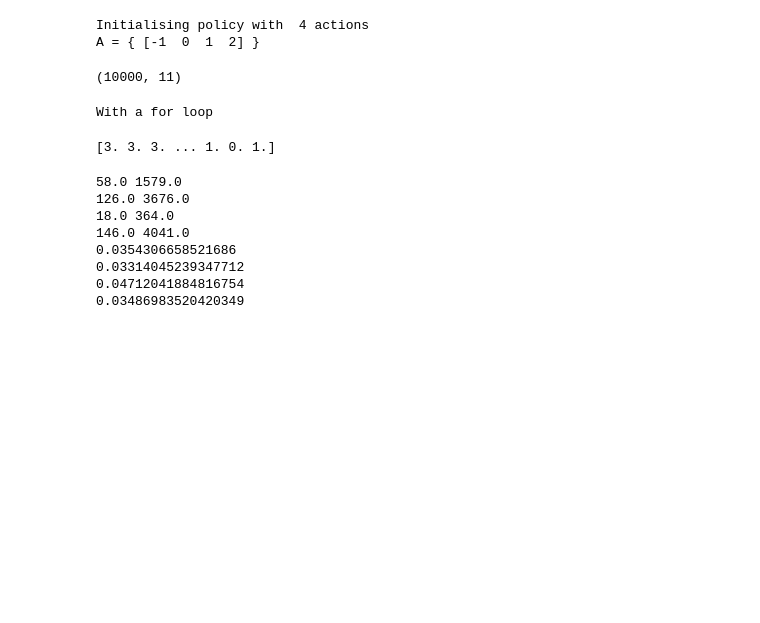
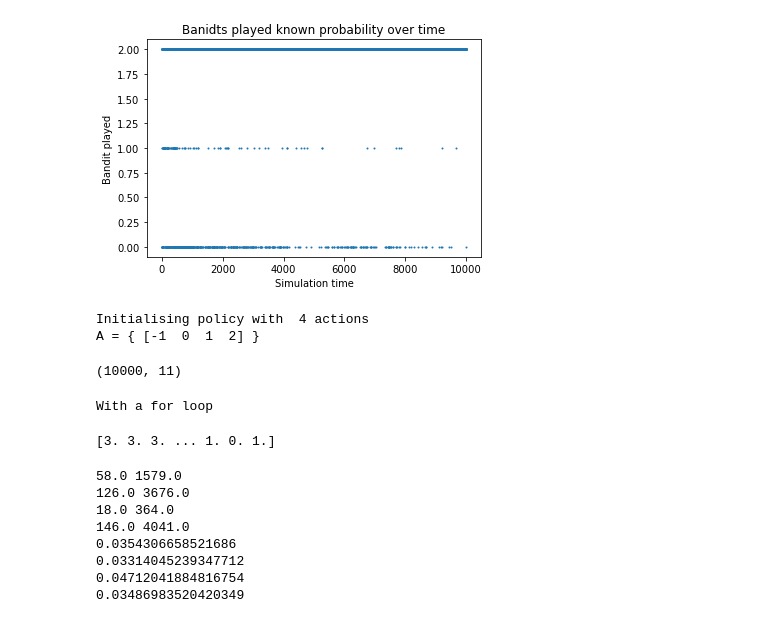
Before and after one commit to Even-tr/Project-2-Fairness-Privacy-Experiment-Design, a Jupyter notebook: src/thompson.ipynb, the cells around one changed output. Drawn from its saved outputs; the diff is of its cells as text; code cells hidden in the pictures; blank space fills up the shorter version.

```diff
--- a/src/thompson.ipynb
+++ b/src/thompson.ipynb
@@ -116,3 +135,16 @@ plt.scatter(range(N), action_arr, s=1)
+# %%
+def plot_bandits_played_time(actions, N):
+    plt.scatter(range(N), actions, s=1)
+    plt.ylabel('Bandit played')
+    plt.xlabel('Simulation time')
+    plt.title('Banidts played known probability over time')
+    #plt.legend(loc='upper right')
+    plt.savefig('figures/banidts_played_known_prob_over_time.png')
+    plt.show()
+# %%
+plot_bandits_played_time(action_arr, N)
+# %% [output]
+[figure, added]
 # %%
 n_genes = 128
 n_vaccines = 3 # DO NOT CHANGE, breaks the simulator.
```
Also changed, not shown: parts of 15 cells of this notebook, 7 other files.
